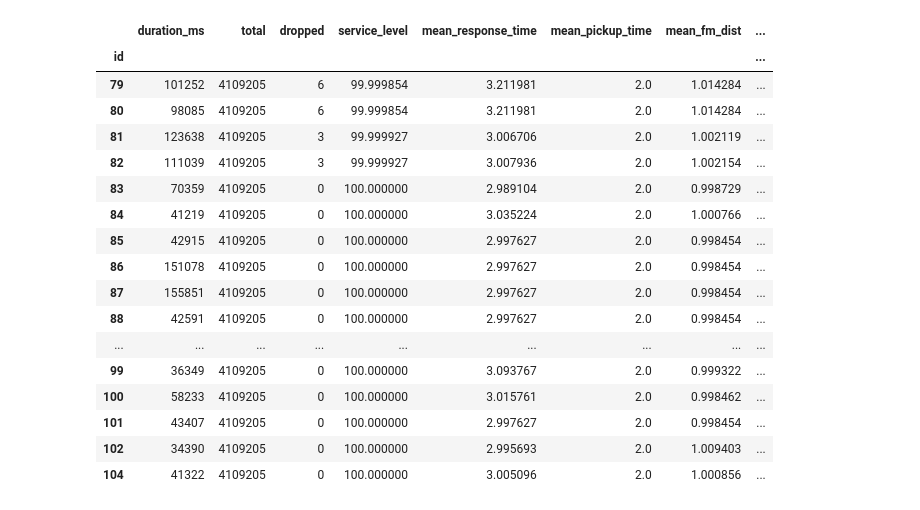
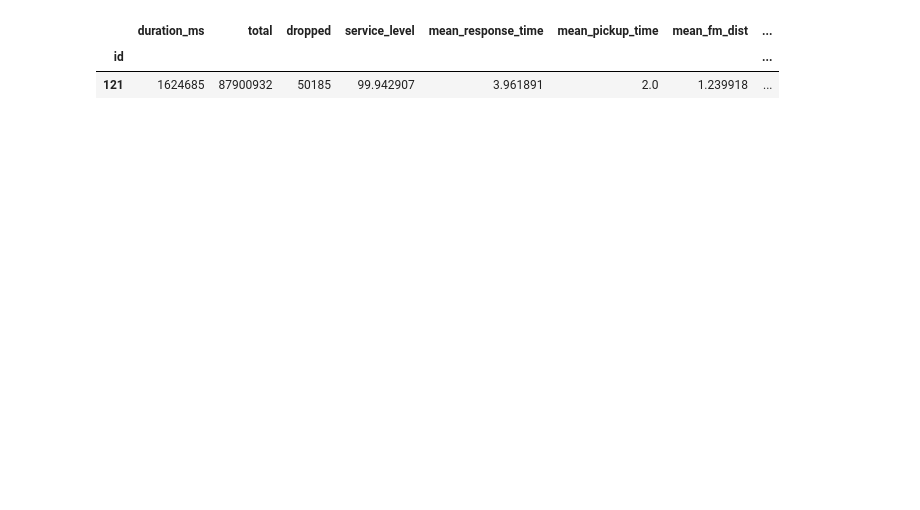
Before and after one commit to BhavyeMathur/av-sim, a Jupyter notebook: run.ipynb, the cells around one changed output. Drawn from its saved outputs; the diff is of its cells as text; code cells hidden in the pictures; blank space fills up the shorter version.

Commit message:
Simulation for SE Michigan

```diff
--- a/run.ipynb
+++ b/run.ipynb
@@ -42,30 +43,17 @@ completed 13 runs
 # %%
 db = ev_sim.RunDB(RUN_DB)
 
 df = (db.query()
-      .experiment("ann-arbor-15k-vehicles")
-      # .experiment("washtenaw-40k-vehicles")
+      #.experiment("ann-arbor-15k-vehicles")
+      # .experiment("washtenaw-60k-vehicles")
+      .experiment("se-michigan-1M-vehicles")
       # .where_config("sim.length_s", "=", 24 * 3600 * 7)
       .load())
 
 df[["duration_ms", "total", "dropped", "service_level", "mean_response_time", "mean_pickup_time", "mean_fm_dist",
-    "idle_pct", "pct90_response_time", "policy.matching", "fleet.fleet_size", "sim.h3_resolution"]]
+    "idle_pct", "q1_response_time", "pct90_response_time", "pct95_response_time", "policy.matching", "fleet.fleet_size",
+    "sim.h3_resolution"]]
 # %% [output]
 |  | duration_ms | total | dropped | service_level | mean_response_time | mean_pickup_time | mean_fm_dist | ... |
 | id |  |  |  |  |  |  |  | ... |
-| 79 | 101252 | 4109205 | 6 | 99.999854 | 3.211981 | 2.0 | 1.014284 | ... |
-| 80 | 98085 | 4109205 | 6 | 99.999854 | 3.211981 | 2.0 | 1.014284 | ... |
-| 81 | 123638 | 4109205 | 3 | 99.999927 | 3.006706 | 2.0 | 1.002119 | ... |
-| 82 | 111039 | 4109205 | 3 | 99.999927 | 3.007936 | 2.0 | 1.002154 | ... |
-| 83 | 70359 | 4109205 | 0 | 100.000000 | 2.989104 | 2.0 | 0.998729 | ... |
-| 84 | 41219 | 4109205 | 0 | 100.000000 | 3.035224 | 2.0 | 1.000766 | ... |
-| 85 | 42915 | 4109205 | 0 | 100.000000 | 2.997627 | 2.0 | 0.998454 | ... |
-| 86 | 151078 | 4109205 | 0 | 100.000000 | 2.997627 | 2.0 | 0.998454 | ... |
-| 87 | 155851 | 4109205 | 0 | 100.000000 | 2.997627 | 2.0 | 0.998454 | ... |
-| 88 | 42591 | 4109205 | 0 | 100.000000 | 2.997627 | 2.0 | 0.998454 | ... |
-| ... | ... | ... | ... | ... | ... | ... | ... | ... |
-| 99 | 36349 | 4109205 | 0 | 100.000000 | 3.093767 | 2.0 | 0.999322 | ... |
-| 100 | 58233 | 4109205 | 0 | 100.000000 | 3.015761 | 2.0 | 0.998462 | ... |
-| 101 | 43407 | 4109205 | 0 | 100.000000 | 2.997627 | 2.0 | 0.998454 | ... |
-| 102 | 34390 | 4109205 | 0 | 100.000000 | 2.995693 | 2.0 | 1.009403 | ... |
-| 104 | 41322 | 4109205 | 0 | 100.000000 | 3.005096 | 2.0 | 1.000856 | ... |
+| 121 | 1624685 | 87900932 | 50185 | 99.942907 | 3.961891 | 2.0 | 1.239918 | ... |
```
Also changed, not shown: parts of 3 cells of this notebook, 6 other files.
